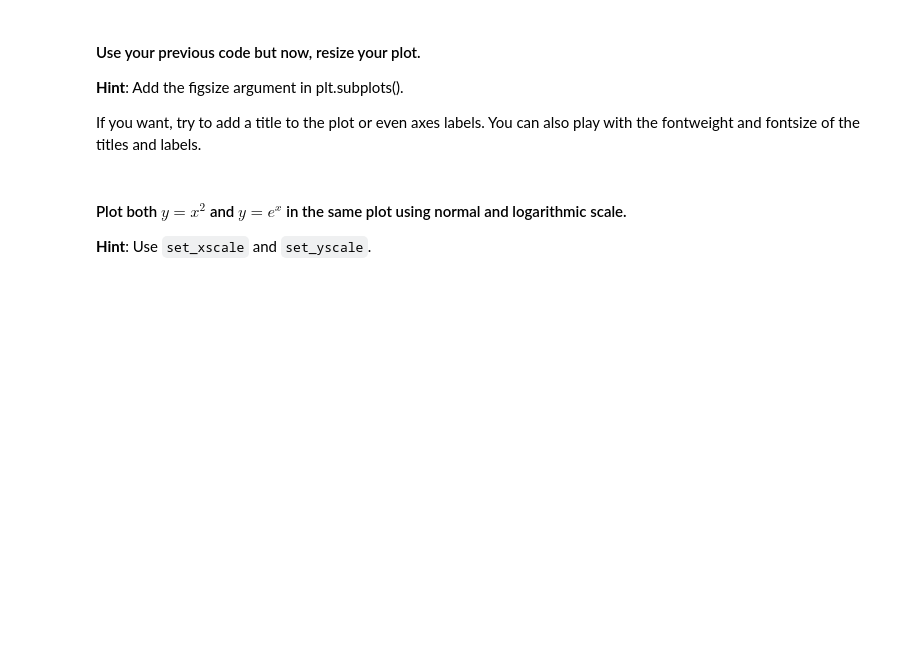
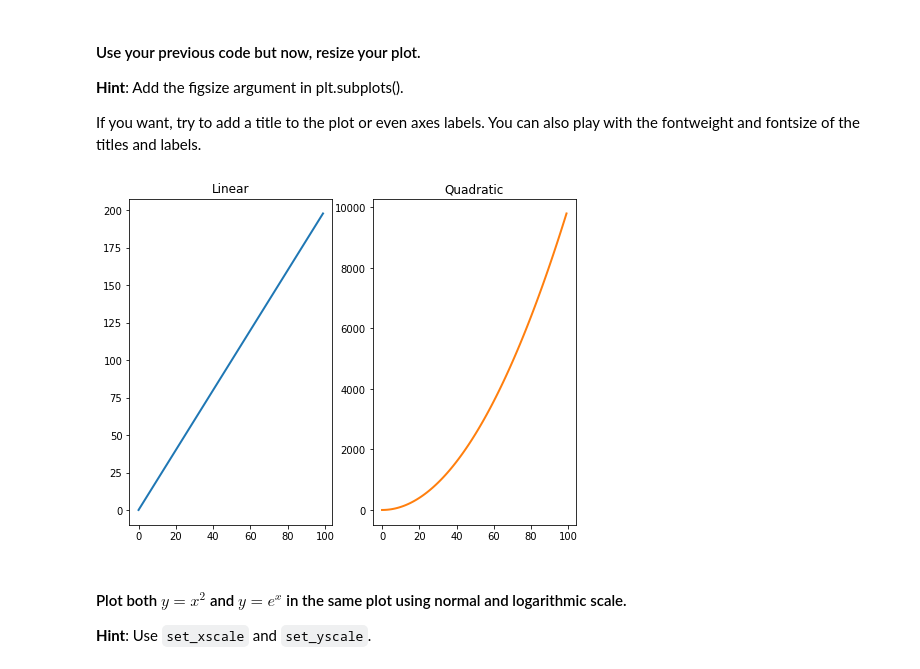
Before and after one commit to ta-data-lis/lab-matplotlib-seaborn, a Jupyter notebook: your-code/main.ipynb, the cells around one changed output. Cells and saved outputs as stored; diff of their text form; code cells hidden in the pictures; blank space fills up the shorter version.

```diff
--- a/your-code/main.ipynb
+++ b/your-code/main.ipynb
@@ -36,3 +91,17 @@ If you want, try to add a title to the plot or even axes labels. You can also pl
+# %%
+# your code here
+
+fig, (ax1, ax2) = plt.subplots(nrows=1, ncols=2, figsize=(8,6)) #first the "area"
+
+ax1.plot(x,y,'tab:blue', linewidth = 2.0) #why in this case its not i can see better the angle? the proportion?
+ax1.title.set_text('Linear')
+
+ax2.plot(x,z, 'tab:orange',linewidth = 2.0)
+ax2.title.set_text('Quadratic')
+
+plt.show()
+# %% [output]
+[figure, added]
 # %% [markdown]
 #### Plot both $y=x^2$ and $y=e^x$ in the same plot using normal and logarithmic scale.
 **Hint**: Use `set_xscale` and `set_yscale`.
```
Also changed, not shown: parts of 58 cells of this notebook.
